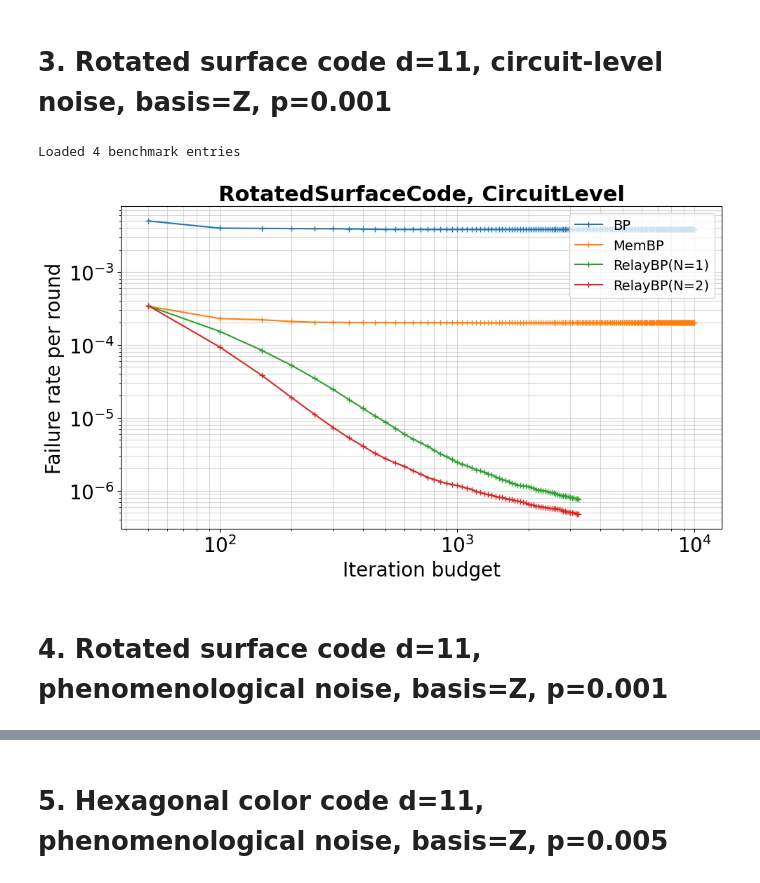
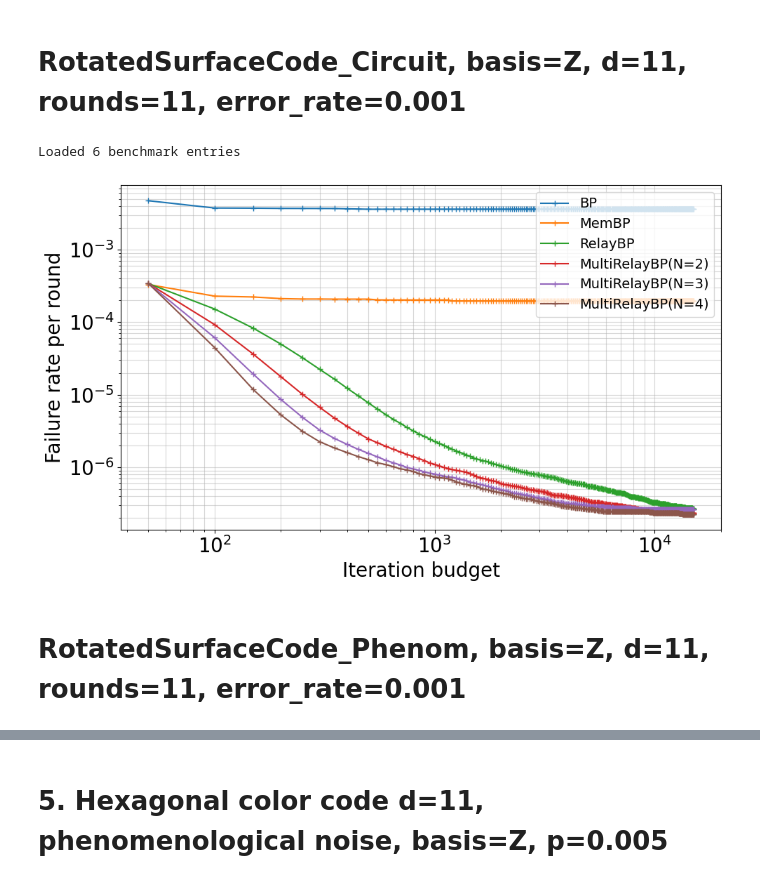
Before and after one commit to caoyingkang/QEC-decoder, a Jupyter notebook: benchmark-app/notebooks/accuracy_latency_tradeoff.ipynb, the cells around one changed output, grey strips where cells are left out. Saved outputs shown, nothing was run; the diff lists cells and outputs as text; code cells hidden in the pictures.

```diff
--- a/benchmark-app/notebooks/accuracy_latency_tradeoff.ipynb
+++ b/benchmark-app/notebooks/accuracy_latency_tradeoff.ipynb
@@ -148,38 +110,40 @@ Loaded 4 benchmark entries
 # %% [markdown]
-# 3. Rotated surface code d=11, circuit-level noise, basis=Z, p=0.001
+# RotatedSurfaceCode_Circuit, basis=Z, d=11, rounds=11, error_rate=0.001
 # %%
-qec_params = QECParams(
-    code="RotatedSurfaceCode", noise_model="CircuitLevel", d=11, rounds=11, basis="Z"
-)
-physical_error_rate = 0.001
-bp_kwargs = {"max_iter": 10000}
-membp_kwargs = {"max_iter": 10000, "gamma": 0.55}
-relaybp_kwargs = {
+circuit_name = "RotatedSurfaceCode_Circuit"
+circuit_params = {"basis": "Z", "d": 11, "rounds": 11}
+error_rate = 0.001
+
+bp_params = {"max_iter": 15000}
+membp_params = {"max_iter": 15000, "gamma": 0.55}
+relaybp_params = {
     "gamma0": 0.55,
-    "gamma_dist_interval": [-0.2526669073577039, 0.9575754453501071],
-    "num_relays": 64,
+    "gamma_dist_interval": (-0.2944735403909491, 0.9444054073490704),
+    "num_relays": 300,
     "pre_iter": 50,
     "max_iter_per_relay": 50,
     "stop_nconv": 1,
-    "num_indep_decoders": 1,
 }
 loaded_stats = load_stats(
-    qec_params=qec_params,
-    decoder_name_to_kwargs={
-        "BP": [bp_kwargs],
-        "MemBP": [membp_kwargs],
-        "RelayBP": [relaybp_kwargs, {**relaybp_kwargs, "num_indep_decoders": 2}],
-    },
-    physical_error_rates=[physical_error_rate],
+    circuit_name=circuit_name,
+    circuit_params=circuit_params,
+    error_rates=[error_rate],
+    decoders=[
+        ("BP", bp_params),
+        ("MemBP", membp_params),
+        ("RelayBP", relaybp_params),
+        ("MultiRelayBP", {**relaybp_params, "num_chains": 2}),
+        ("MultiRelayBP", {**relaybp_params, "num_chains": 3}),
+        ("MultiRelayBP", {**relaybp_params, "num_chains": 4}),
+    ],
 )
 print(f"Loaded {len(loaded_stats)} benchmark entries")
 
-plot_fr_vs_iter_budget(
-    loaded_stats, qec_params=qec_params, x_metric="iter_budget", y_metric="fr_per_round"
-)
+# plot_fr_vs_iter_budget(loaded_stats, x_metric="avg_iter", y_metric="fr_per_round")
+plot_fr_vs_iter_budget(loaded_stats, x_metric="iter_budget", y_metric="fr_per_round")
 # %% [output]
-Loaded 4 benchmark entries
+Loaded 6 benchmark entries
-[figure, old version]
+[figure, new version]
 # %% [markdown]
-# 4. Rotated surface code d=11, phenomenological noise, basis=Z, p=0.001
+# RotatedSurfaceCode_Phenom, basis=Z, d=11, rounds=11, error_rate=0.001
 # %%
```
Also changed, not shown: parts of 8 cells of this notebook, 2 other files.
